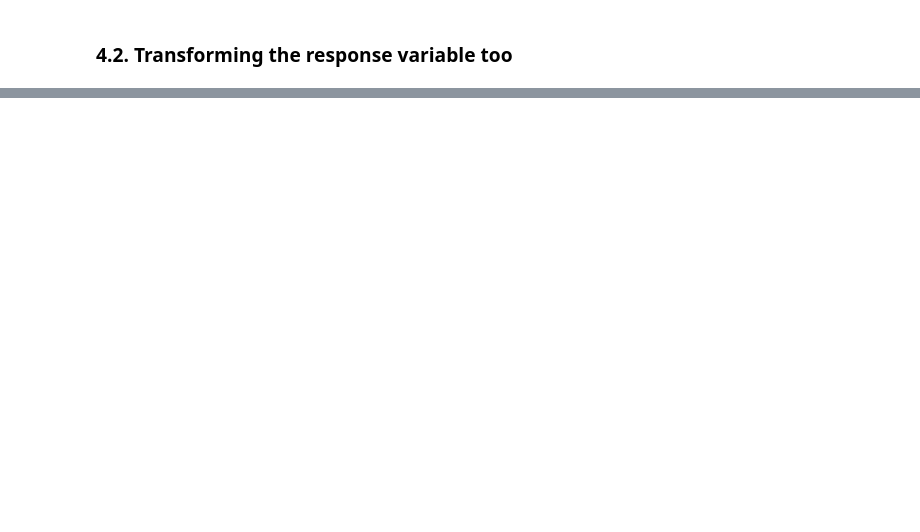
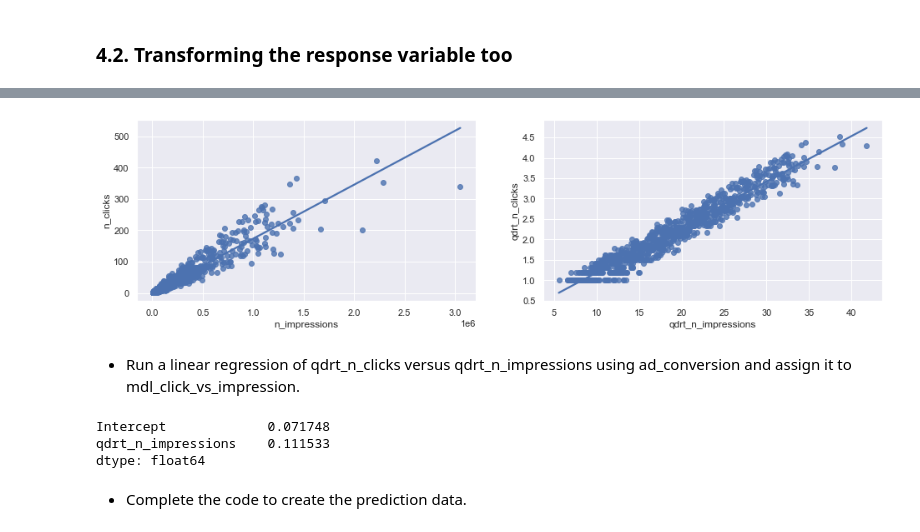
Before and after one commit to DVM-Moheb/Datacamp-Regression-with-Statsmodels-in-Python, a Jupyter notebook: 1. Introduction to Regression with statsmodels/ch02_predictions_and_model_objects.ipynb, the cells around one changed output, grey strips where cells are left out. Drawn from its saved outputs; the diff is of its cells as text; code cells hidden in the pictures; blank space fills up the shorter version.

```diff
--- a/1. Introduction to Regression with statsmodels/ch02_predictions_and_model_objects.ipynb
+++ b/1. Introduction to Regression with statsmodels/ch02_predictions_and_model_objects.ipynb
@@ -355,0 +419,2 @@ ax = sns.scatterplot(data=prediction_data, x='sqrt_dist_to_mrt_m', y='price_twd_
+# %%
+ad_conversion = pd.read_csv('../data/ad_conversion.csv')
@@ -355,0 +430,3 @@ ax = sns.scatterplot(data=prediction_data, x='sqrt_dist_to_mrt_m', y='price_twd_
+# %%
+ad_conversion['qdrt_n_impressions'] = ad_conversion['n_impressions']**0.25
+ad_conversion['qdrt_n_clicks'] = ad_conversion['n_clicks']**0.25
@@ -355,0 +442,9 @@ ax = sns.scatterplot(data=prediction_data, x='sqrt_dist_to_mrt_m', y='price_twd_
+# %%
+# Plotting qdrt_n_impressions Vs. qdrt_n_clicks:
+fig, (ax1, ax2) = plt.subplots(1, 2, figsize=(16, 4))
+sns.regplot(data=ad_conversion, x='n_impressions', y='n_clicks', ci=None, ax=ax1)
+sns.regplot(data=ad_conversion, x='qdrt_n_impressions', y='qdrt_n_clicks', ci=None, ax=ax2);
+# %% [output]
+[figure, added]
+# %% [markdown]
+- Run a linear regression of qdrt_n_clicks versus qdrt_n_impressions using ad_conversion and assign it to mdl_click_vs_impression.
@@ -355,0 +454,9 @@ ax = sns.scatterplot(data=prediction_data, x='sqrt_dist_to_mrt_m', y='price_twd_
+# %%
+# Getting the model paramerters:
+model.params
+# %% [output]
+Intercept             0.071748
+qdrt_n_impressions    0.111533
+dtype: float64
+# %% [markdown]
+- Complete the code to create the prediction data.
```
Also changed, not shown: parts of 64 cells of this notebook, 1 other file.
